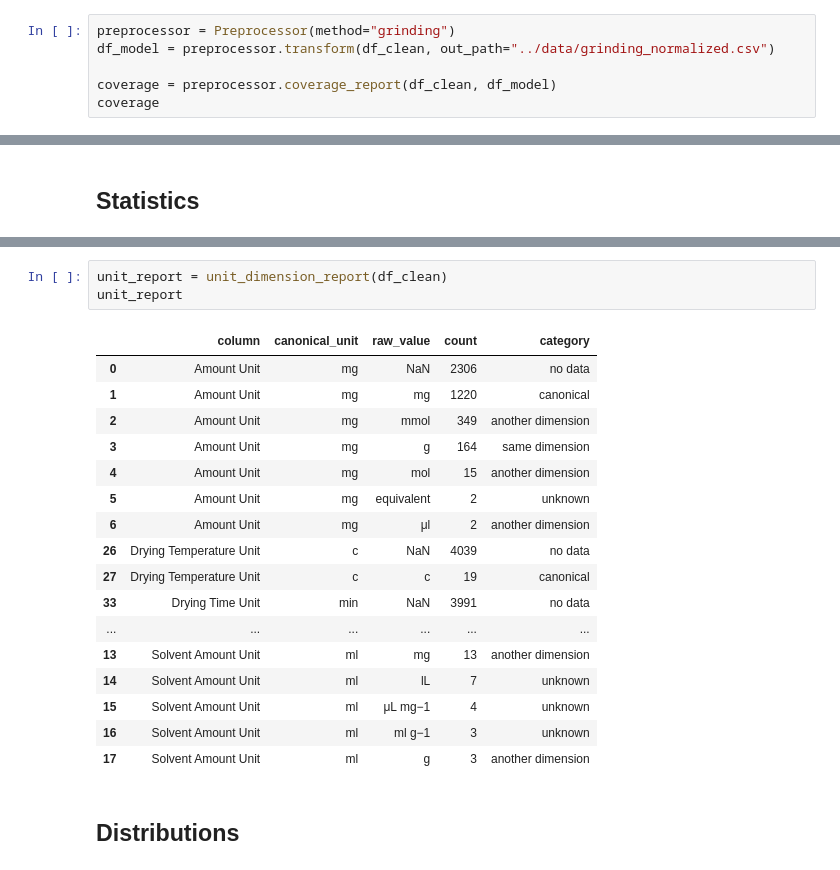
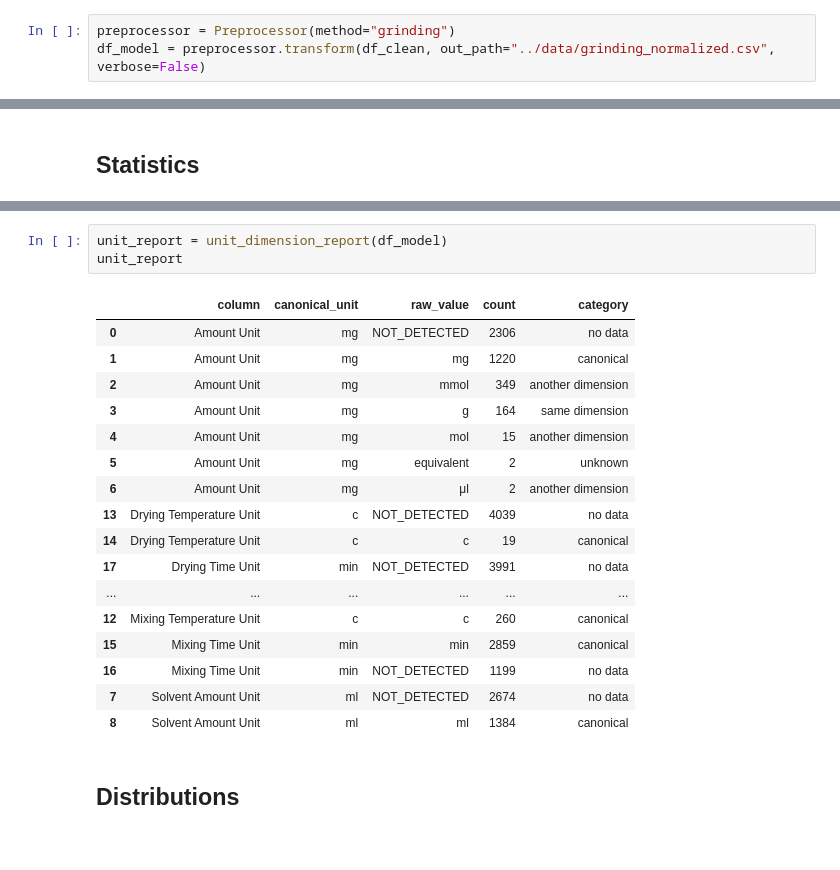
Before and after one commit to Antrall/CoSyn, a Jupyter notebook: notebooks/01_data_preprocessing.ipynb, the cells around one changed output, grey strips where cells are left out. Cells and saved outputs as stored; diff of their text form.

```diff
--- a/notebooks/01_data_preprocessing.ipynb
+++ b/notebooks/01_data_preprocessing.ipynb
@@ -41,7 +42,4 @@ Saved cleaned dataset to: ../data/grinding_clean.csv
 5 rows × 30 columns
 # %%
 preprocessor = Preprocessor(method="grinding")
-df_model = preprocessor.transform(df_clean, out_path="../data/grinding_normalized.csv")
-
-coverage = preprocessor.coverage_report(df_clean, df_model)
-coverage
+df_model = preprocessor.transform(df_clean, out_path="../data/grinding_normalized.csv", verbose=False)
@@ -105,26 +128,26 @@ missing_summary(df_model, VARIABLE_COLUMNS)
 | 15 | Third Solvent | 6 | 4052 | 0.15 |
 | 16 | Amount of Third Solvent | 1 | 4057 | 0.02 |
 # %%
-unit_report = unit_dimension_report(df_clean)
+unit_report = unit_dimension_report(df_model)
 unit_report
 # %% [output]
 |  | column | canonical_unit | raw_value | count | category |
-| 0 | Amount Unit | mg | NaN | 2306 | no data |
+| 0 | Amount Unit | mg | NOT_DETECTED | 2306 | no data |
 | 1 | Amount Unit | mg | mg | 1220 | canonical |
 | 2 | Amount Unit | mg | mmol | 349 | another dimension |
 | 3 | Amount Unit | mg | g | 164 | same dimension |
 | 4 | Amount Unit | mg | mol | 15 | another dimension |
 | 5 | Amount Unit | mg | equivalent | 2 | unknown |
 | 6 | Amount Unit | mg | μl | 2 | another dimension |
-| 26 | Drying Temperature Unit | c | NaN | 4039 | no data |
-| 27 | Drying Temperature Unit | c | c | 19 | canonical |
-| 33 | Drying Time Unit | min | NaN | 3991 | no data |
+| 13 | Drying Temperature Unit | c | NOT_DETECTED | 4039 | no data |
+| 14 | Drying Temperature Unit | c | c | 19 | canonical |
+| 17 | Drying Time Unit | min | NOT_DETECTED | 3991 | no data |
 | ... | ... | ... | ... | ... | ... |
-| 13 | Solvent Amount Unit | ml | mg | 13 | another dimension |
-| 14 | Solvent Amount Unit | ml | lL | 7 | unknown |
-| 15 | Solvent Amount Unit | ml | μL mg−1 | 4 | unknown |
-| 16 | Solvent Amount Unit | ml | ml g−1 | 3 | unknown |
-| 17 | Solvent Amount Unit | ml | g | 3 | another dimension |
+| 12 | Mixing Temperature Unit | c | c | 260 | canonical |
+| 15 | Mixing Time Unit | min | min | 2859 | canonical |
+| 16 | Mixing Time Unit | min | NOT_DETECTED | 1199 | no data |
+| 7 | Solvent Amount Unit | ml | NOT_DETECTED | 2674 | no data |
+| 8 | Solvent Amount Unit | ml | ml | 1384 | canonical |
 # %% [markdown]
 ## Distributions
 # %%
```
Also changed, not shown: parts of 9 cells of this notebook, 1 other file.
